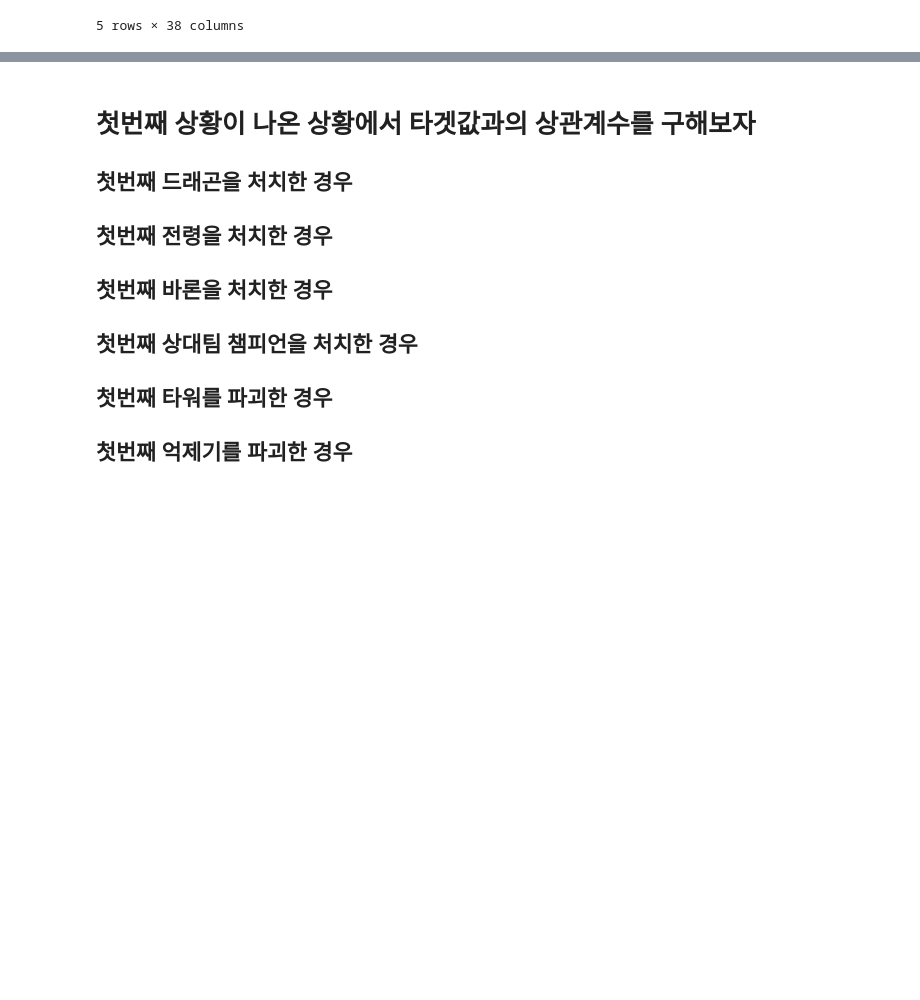
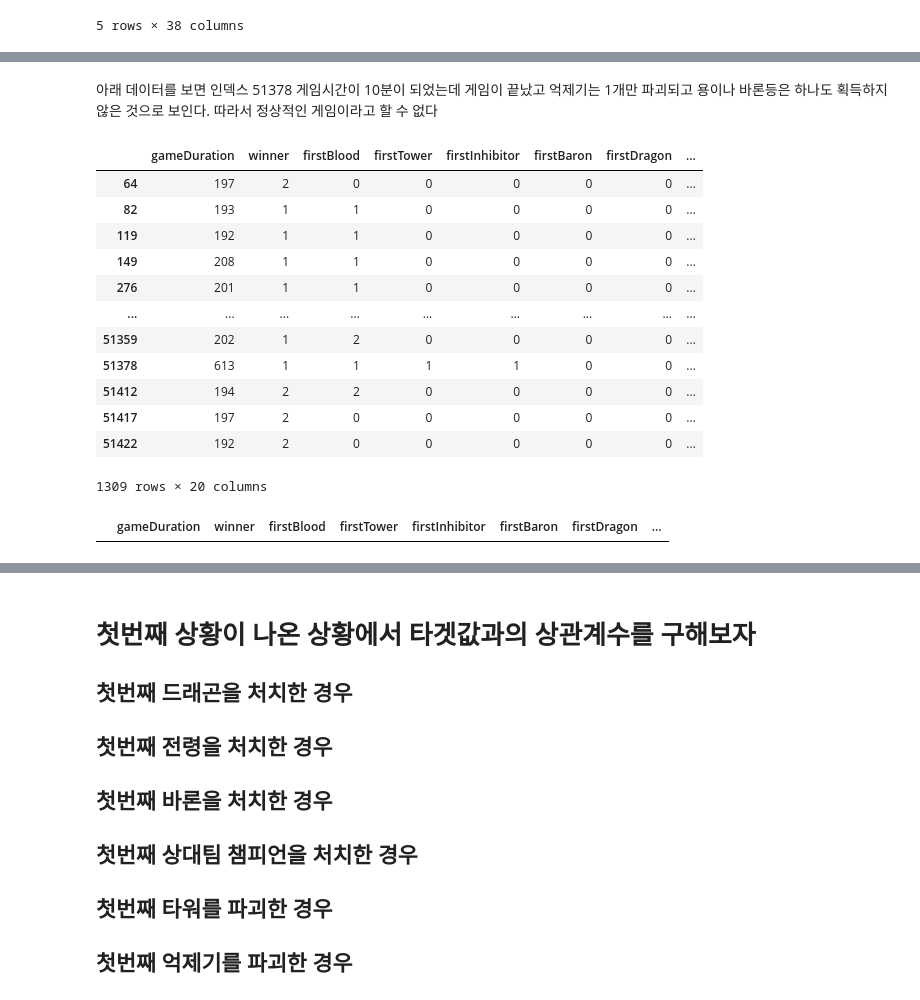
Before and after one commit to youngwoo3283/project2-section02, a Jupyter notebook: project2.ipynb, the cells around one changed output, grey strips where cells are left out. Cells and saved outputs as stored; diff of their text form; code cells hidden in the pictures; blank space fills up the shorter version.

```diff
--- a/project2.ipynb
+++ b/project2.ipynb
@@ -165,0 +174,18 @@ data_game.head()
+# %% [markdown]
+아래 데이터를 보면 인덱스 51378 게임시간이 10분이 되었는데 게임이 끝났고 억제기는 1개만 파괴되고 용이나 바론등은 하나도 획득하지 않은 것으로 보인다. 따라서 정상적인 게임이라고 할 수 없다
+# %%
+data_game.query('gameDuration < 900')
+# %% [output]
+|  | gameDuration | winner | firstBlood | firstTower | firstInhibitor | firstBaron | firstDragon | ... |
+| 64 | 197 | 2 | 0 | 0 | 0 | 0 | 0 | ... |
+| 82 | 193 | 1 | 1 | 0 | 0 | 0 | 0 | ... |
+| 119 | 192 | 1 | 1 | 0 | 0 | 0 | 0 | ... |
+| 149 | 208 | 1 | 1 | 0 | 0 | 0 | 0 | ... |
+| 276 | 201 | 1 | 1 | 0 | 0 | 0 | 0 | ... |
+| ... | ... | ... | ... | ... | ... | ... | ... | ... |
+| 51359 | 202 | 1 | 2 | 0 | 0 | 0 | 0 | ... |
+| 51378 | 613 | 1 | 1 | 1 | 1 | 0 | 0 | ... |
+| 51412 | 194 | 2 | 2 | 0 | 0 | 0 | 0 | ... |
+| 51417 | 197 | 2 | 0 | 0 | 0 | 0 | 0 | ... |
+| 51422 | 192 | 2 | 0 | 0 | 0 | 0 | 0 | ... |
+1309 rows × 20 columns
@@ -165,0 +196,4 @@ data_game.head()
+# %%
+data_game.query('gameDuration < 900')
+# %% [output]
+|  | gameDuration | winner | firstBlood | firstTower | firstInhibitor | firstBaron | firstDragon | ... |
```
Also changed, not shown: parts of 86 cells of this notebook.
